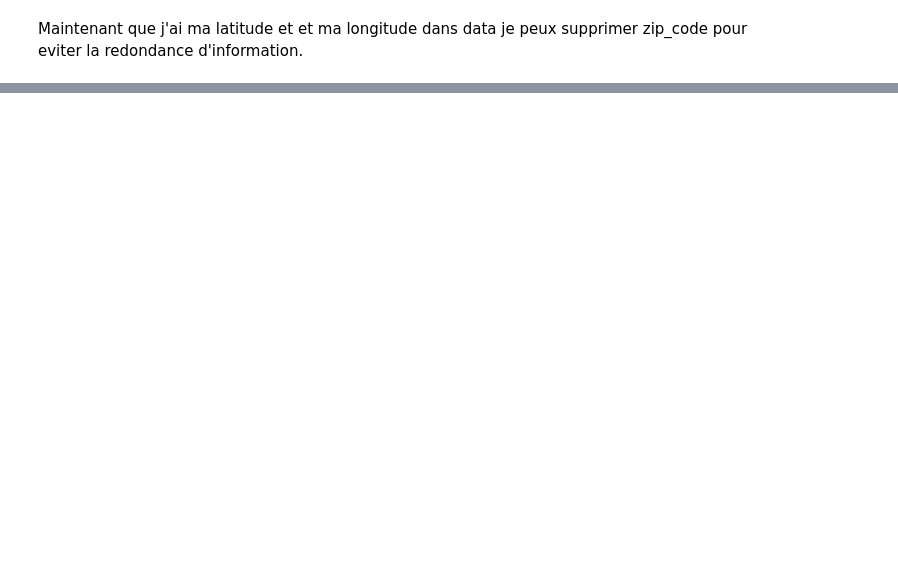
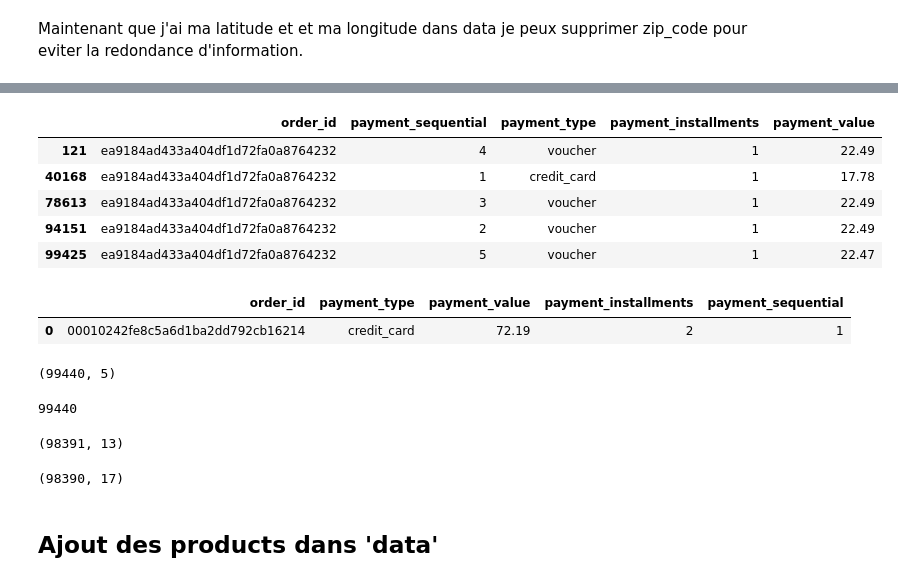
Before and after one commit to subut0n/marketing_segmentation, a Jupyter notebook: segmentation_eda.ipynb, the cells around one changed output, grey strips where cells are left out. Saved outputs shown, nothing was run; the diff lists cells and outputs as text; code cells hidden in the pictures; blank space fills up the shorter version.

```diff
--- a/segmentation_eda.ipynb
+++ b/segmentation_eda.ipynb
@@ -463,0 +495,34 @@ data.shape
+# %%
+df_order_payments[df_order_payments['order_id'] == 'ea9184ad433a404df1d72fa0a8764232']
+# %% [output]
+|  | order_id | payment_sequential | payment_type | payment_installments | payment_value |
+| 121 | ea9184ad433a404df1d72fa0a8764232 | 4 | voucher | 1 | 22.49 |
+| 40168 | ea9184ad433a404df1d72fa0a8764232 | 1 | credit_card | 1 | 17.78 |
+| 78613 | ea9184ad433a404df1d72fa0a8764232 | 3 | voucher | 1 | 22.49 |
+| 94151 | ea9184ad433a404df1d72fa0a8764232 | 2 | voucher | 1 | 22.49 |
+| 99425 | ea9184ad433a404df1d72fa0a8764232 | 5 | voucher | 1 | 22.47 |
+# %%
+df_order_payments = df_order_payments.sort_values('payment_sequential').groupby('order_id').agg({'payment_type': 'first', 'payment_value': 'sum', 'payment_installments' : 'max', 'payment_sequential' : 'last'}).reset_index()
+df_order_payments.head(1)
+# %% [output]
+|  | order_id | payment_type | payment_value | payment_installments | payment_sequential |
+| 0 | 00010242fe8c5a6d1ba2dd792cb16214 | credit_card | 72.19 | 2 | 1 |
+# %%
+df_order_payments.shape
+# %% [output]
+(99440, 5)
+# %%
+len(df_order_payments['order_id'].unique())
+# %% [output]
+99440
+# %%
+data.shape
+# %% [output]
+(98391, 13)
+# %%
+data = data.merge(df_order_payments, on='order_id')
+data.shape
+# %% [output]
+(98390, 17)
+# %% [markdown]
+## Ajout des products dans 'data'
```
Also changed, not shown: parts of 63 cells of this notebook.
